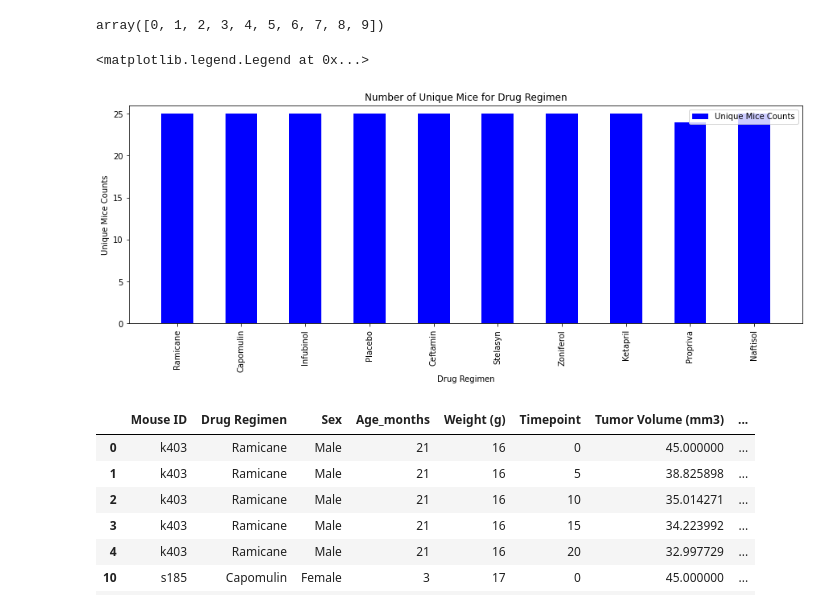
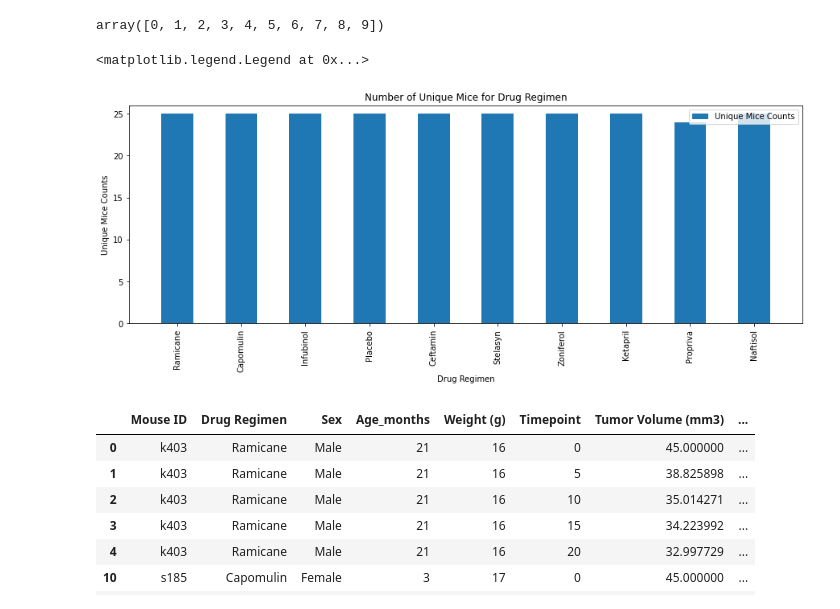
Before and after one commit to yuyhong23/matplotlib_the_power_of_plots, a Jupyter notebook: Pymaceuticals/pymaceuticals_starter-Copy1.ipynb, the cells around one changed output. Saved outputs shown, nothing was run; the diff lists cells and outputs as text; code cells hidden in the pictures.

Commit message:
Made the two bar charts color the same by removing the color = b in the pyplot.bar.

```diff
--- a/Pymaceuticals/pymaceuticals_starter-Copy1.ipynb
+++ b/Pymaceuticals/pymaceuticals_starter-Copy1.ipynb
@@ -376,18 +376,18 @@ x_ticklabels = ['Ramicane', 'Capomulin', 'Infubinol', 'Placebo', 'Ceftamin',
        'Stelasyn', 'Zoniferol', 'Ketapril', 'Propriva', 'Naftisol']
 # %%
 plt.figure(figsize=(15,5))
-plt.bar(x_axis, unique_mice_drug_regimen["Unique Mice Counts"], color='b', align="center", width=0.5)
+plt.bar(x_axis, unique_mice_drug_regimen["Unique Mice Counts"], align="center", width=0.5)
 tick_locations = [value for value in x_axis]
 plt.xticks(tick_locations, x_ticklabels, rotation="vertical")
 plt.xlim(-0.75, len(x_axis)-0.25)
 plt.ylim(0, max(unique_mice_drug_regimen["Unique Mice Counts"])+1)
 plt.title("Number of Unique Mice for Drug Regimen")
 plt.xlabel("Drug Regimen")
 plt.ylabel("Unique Mice Counts")
 plt.legend(unique_mice_drug_regimen, loc="upper right")
 # %% [output]
 <matplotlib.legend.Legend at 0x...>
-[figure, old version]
+[figure, new version]
 # %%
 # Generate a pie plot showing the distribution of female versus male mice using pandas
 mice_gender_groups = clean_mouse_data.groupby("Sex")
```
